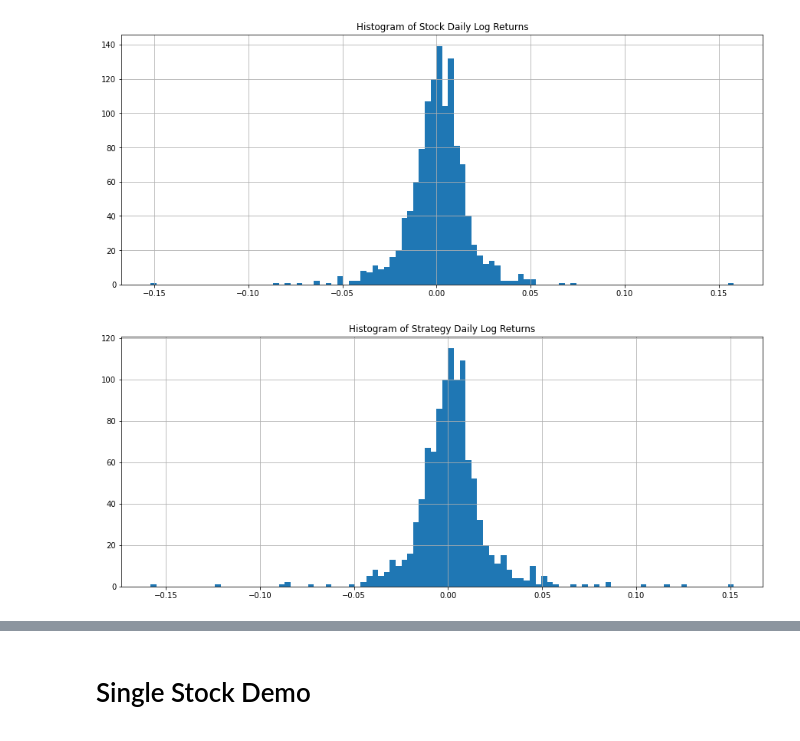
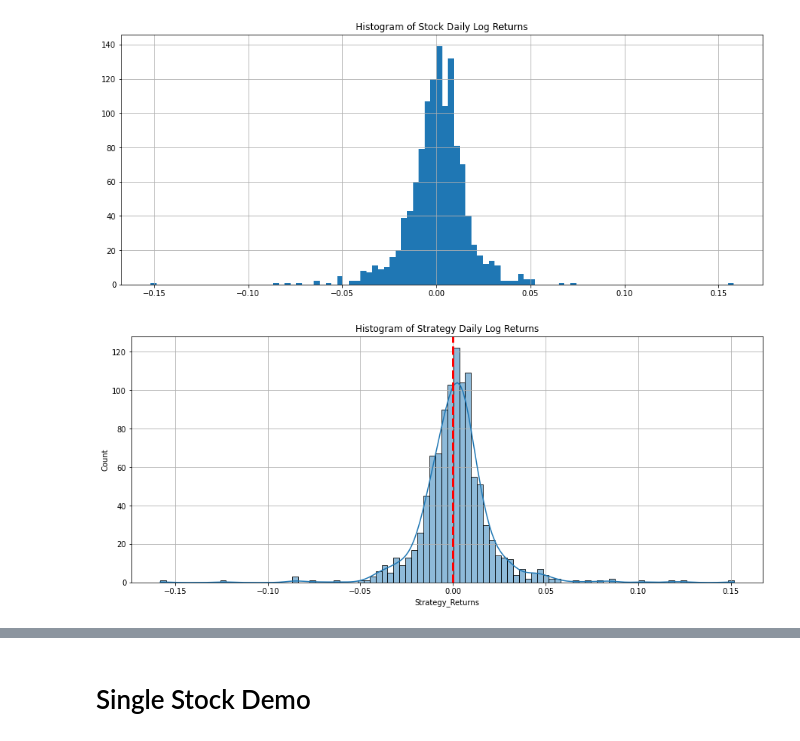
Before and after one commit to siddharthgohil/Trading_with_MACDnSMA, a Jupyter notebook: MABB Strat Latest.ipynb, the cells around one changed output, grey strips where cells are left out. Drawn from its saved outputs; the diff is of its cells as text; code cells hidden in the pictures.

```diff
--- a/MABB Strat Latest.ipynb
+++ b/MABB Strat Latest.ipynb
@@ -502,16 +504,17 @@ plt.grid()
 plt.show()
 # %% [output]
 [figure]
-# %%
-# The histogram of returns
-# Going for less wins but big wins, Positive Skew
-# Due to close stop loss which exits out trade early but large take profits allow us to get big wins
-plt.figure(figsize=(15, 6))
-plt.hist(bt_data[bt_data["Strategy_Returns"]!= 0.0]["Strategy_Returns"], bins = 100)
-plt.title("Histogram of Strategy Daily Log Returns")
-plt.grid()
-plt.show()
-# %% [output]
-[figure, removed]
+# %%
+# The histogram of returns
+# Going for less wins but big wins, Positive Skew
+# Due to close stop loss which exits out trade early but large take profits allow us to get big wins
+plt.figure(figsize=(15, 6))
+sns.histplot(bt_data[bt_data["Strategy_Returns"]!= 0.0]["Strategy_Returns"], kde = True)
+plt.axvline(0, color='r', linestyle='dashed', linewidth=3)
+plt.title("Histogram of Strategy Daily Log Returns")
+plt.grid()
+plt.show()
+# %% [output]
+[figure, added]
 # %%
 figure, axis = plt.subplots(6, figsize=(12, 20))
```
Also changed, not shown: parts of 5 cells of this notebook.
